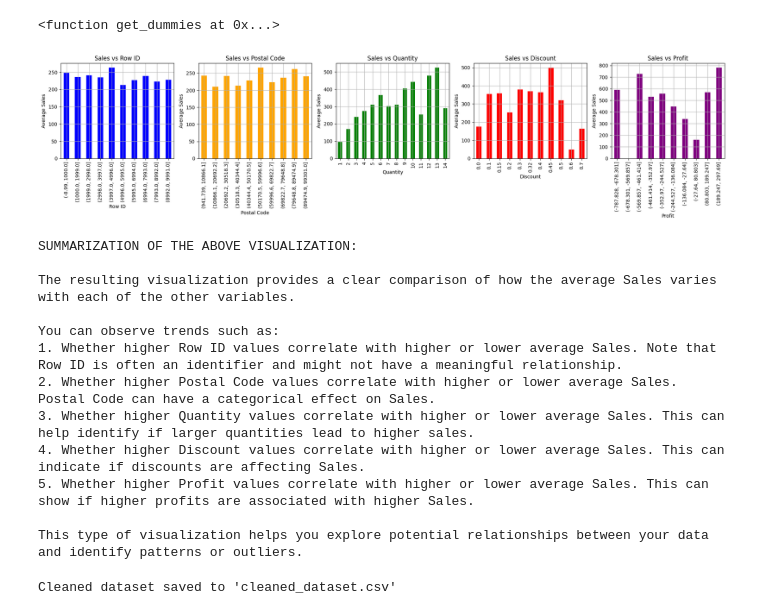
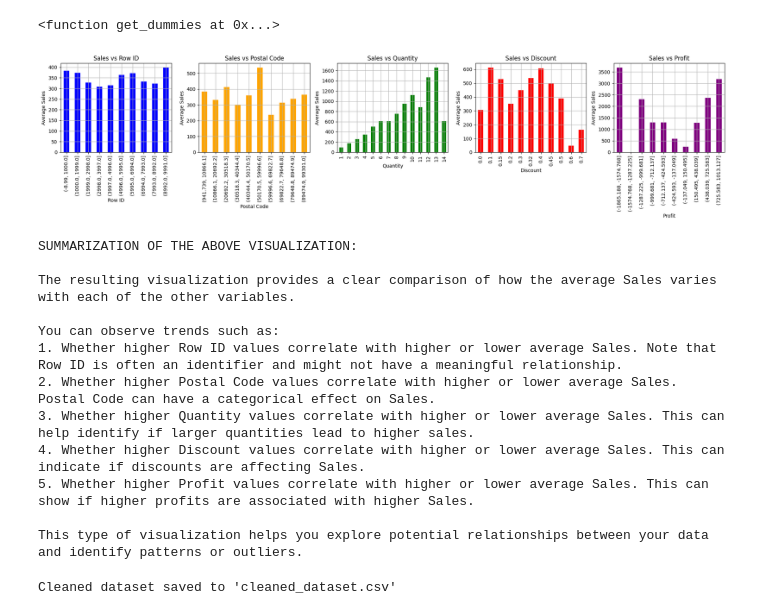
Before and after one commit to VasumathiBurugu/sales-forecasting, a Jupyter notebook: stores_sales_forecasting.ipynb, the cells around one changed output. Drawn from its saved outputs; the diff is of its cells as text; code cells hidden in the pictures.

```diff
--- a/stores_sales_forecasting.ipynb
+++ b/stores_sales_forecasting.ipynb
@@ -423,46 +435,55 @@ import matplotlib.pyplot as plt
 
 # Assuming df is already loaded as a DataFrame, replace it with your actual dataset
 # df = pd.read_csv('your_dataset.csv')  # Uncomment if you have a dataset to load
+
+# Get the correct key from the uploaded dictionary
+file_key = list(uploaded.keys())[0]  # Get the first key from the uploaded dictionary
+
+df = pd.read_csv(io.BytesIO(uploaded[file_key]), encoding='latin-1')  # Use the correct key
 
 # Columns to be plotted against 'Sales'
 columns_to_plot = ['Row ID', 'Postal Code', 'Quantity', 'Discount', 'Profit']
 
 # Define different colors for each plot
 colors = ['blue', 'orange', 'green', 'red', 'purple']
 
 # Create subplots for each column, matching the number of columns_to_plot
 fig, axes = plt.subplots(1, len(columns_to_plot), figsize=(20, 5))  # 1 row, multiple columns of plots
 
 # Plotting the bar graph for each column
 for i, col in enumerate(columns_to_plot):
-    if df[col].dtype == 'object' or df[col].nunique() < 20:  # Categorical data or limited unique values
-        df.groupby(col)['Sales'].mean().plot(kind='bar', ax=axes[i], color=colors[i])
-    else:  # Numerical data
-        # Bin numerical data for better visualization
-        bins = pd.cut(df[col], bins=10)  # Adjust number of bins as needed
-        df.groupby(bins)['Sales'].mean().plot(kind='bar', ax=axes[i], color=colors[i])
+    # Check if the column exists in the DataFrame
+    if col in df.columns:
+        if df[col].dtype == 'object' or df[col].nunique() < 20:
+            df.groupby(col)['Sales'].mean().plot(kind='bar', ax=axes[i], color=colors[i])
+        else:  # Numerical data
+            # Bin numerical data for better visualization
+            bins = pd.cut(df[col], bins=10)  # Adjust number of bins as needed
+            df.groupby(bins, observed=False)['Sales'].mean().plot(kind='bar', ax=axes[i], color=colors[i])
 
-    axes[i].set_title(f'Sales vs {col}')
-    axes[i].set_xlabel(col)
-    axes[i].set_ylabel('Average Sales')
-    axes[i].grid(True)
+        axes[i].set_title(f'Sales vs {col}')
+        axes[i].set_xlabel(col)
+        axes[i].set_ylabel('Average Sales')
+        axes[i].grid(True)
+    else:
+        print(f"Column '{col}' not found in DataFrame. Skipping.")
 
 # Adjust spacing between subplots
 plt.tight_layout()
 plt.show()
 
 # Summarization of the visualization
 print("SUMMARIZATION OF THE ABOVE VISUALIZATION:")
 print("\nThe resulting visualization provides a clear comparison of how the average Sales varies with each of the other variables.")
 print("\nYou can observe trends such as:")
 print("1. Whether higher Row ID values correlate with higher or lower average Sales. Note that Row ID is often an identifier and might not have a meaningful relationship.")
 print("2. Whether higher Postal Code values correlate with higher or lower average Sales. Postal Code can have a categorical effect on Sales.")
 print("3. Whether higher Quantity values correlate with higher or lower average Sales. This can help identify if larger quantities lead to higher sales.")
 print("4. Whether higher Discount values correlate with higher or lower average Sales. This can indicate if discounts are affecting Sales.")
 print("5. Whether higher Profit values correlate with higher or lower average Sales. This can show if higher profits are associated with higher Sales.")
 print("\nThis type of visualization helps you explore potential relationships between your data and identify patterns or outliers.")
 # %% [output]
-[figure, old version]
+[figure, new version]
 SUMMARIZATION OF THE ABOVE VISUALIZATION:
 
 The resulting visualization provides a clear comparison of how the average Sales varies with each of the other variables.
```
Also changed, not shown: parts of 10 cells of this notebook.
